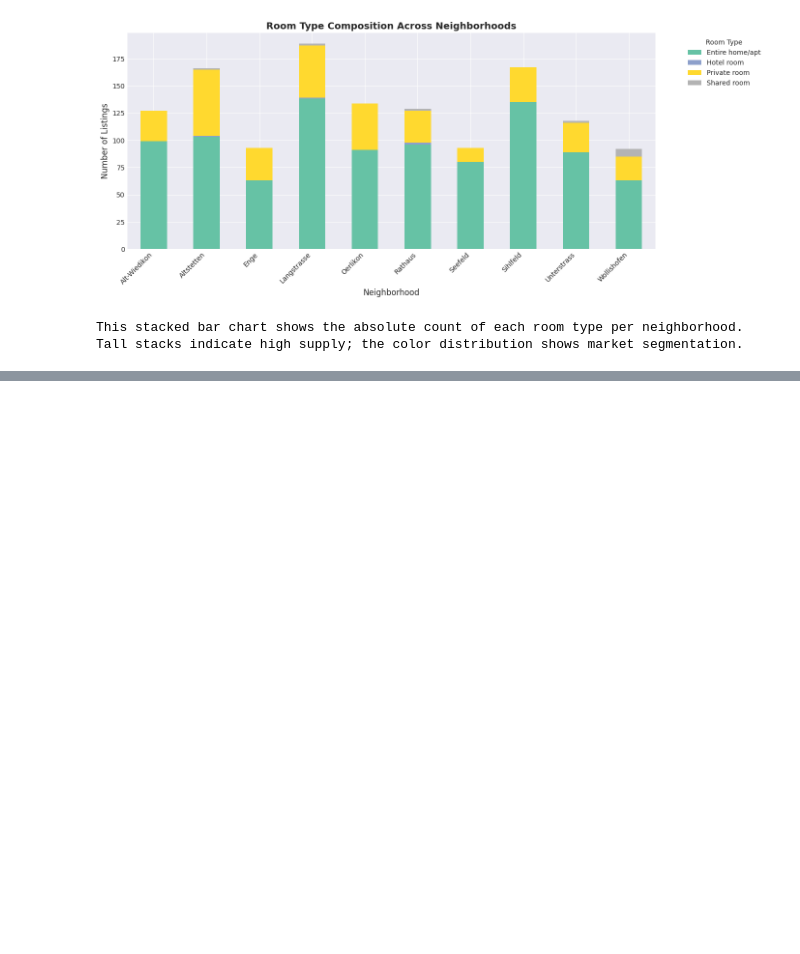
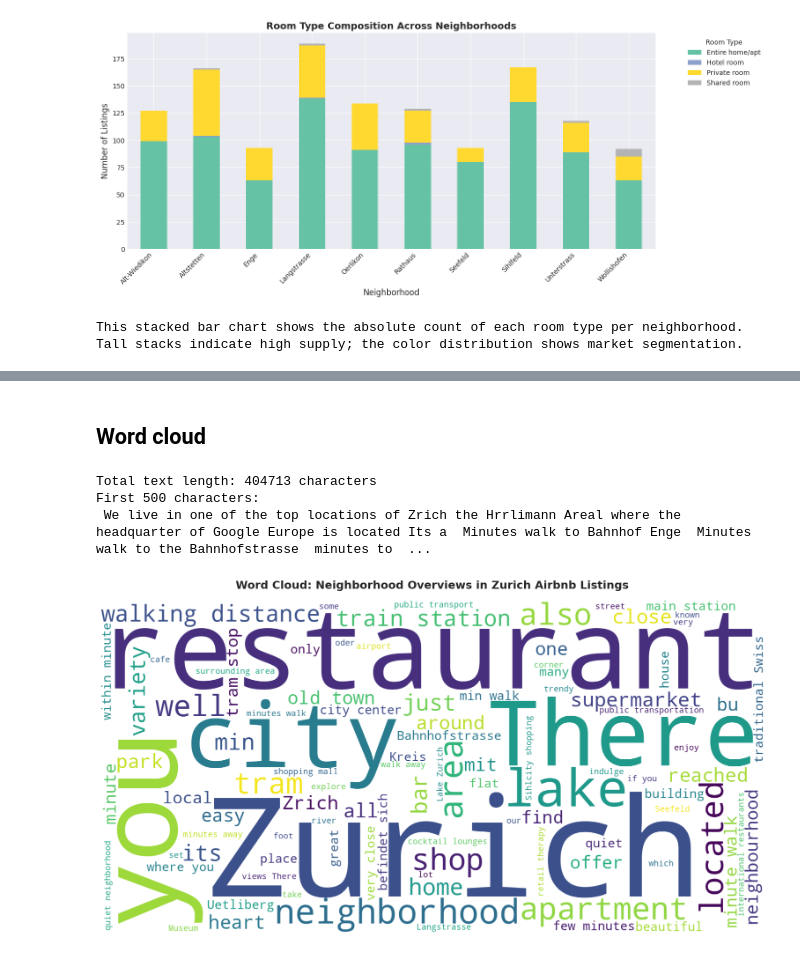
Before and after one commit to samarthya/METAD699-Project, a Jupyter notebook: zurich_airbnb.ipynb, the cells around one changed output, grey strips where cells are left out. Saved outputs shown, nothing was run; the diff lists cells and outputs as text; code cells hidden in the pictures; blank space fills up the shorter version.

```diff
--- a/zurich_airbnb.ipynb
+++ b/zurich_airbnb.ipynb
@@ -450,0 +622,48 @@ Tall stacks indicate high supply; the color distribution shows market segmentati
+# %% [markdown]
+## Word cloud
+# %%
+# Combine all neighborhood overview text
+# Remove NaN values and concatenate all text
+all_text = ' '.join(df_clean['neighborhood_overview'].dropna().astype(str))
+
+# Basic text cleaning
+# Remove HTML tags
+all_text = re.sub(r'<.*?>', '', all_text)
+# Remove URLs
+all_text = re.sub(r'http\S+|www\S+', '', all_text)
+# Remove special characters but keep spaces
+all_text = re.sub(r'[^a-zA-Z\s]', '', all_text)
+
+print(f"Total text length: {len(all_text)} characters")
+print(f"First 500 characters:\n{all_text[:500]}")
+# %% [output]
+Total text length: 404713 characters
+First 500 characters:
+ We live in one of the top locations of Zrich the Hrrlimann Areal where the headquarter of Google Europe is located Its a  Minutes walk to Bahnhof Enge  Minutes walk to the Bahnhofstrasse  minutes to  ...
+# %%
+# Create word cloud
+# Define common stopwords (including some German words common in Zurich)
+stopwords = set(['the', 'a', 'an', 'and', 'or', 'but', 'in', 'on', 'at', 'to', 'for',
+                 'of', 'with', 'is', 'are', 'was', 'were', 'been', 'be', 'have', 'has',
+                 'br', 'b', 'it', 'this', 'that', 'from', 'as', 'by', 'can', 'will',
+                 'der', 'die', 'das', 'und', 'ist', 'ein', 'eine', 'zu', 'den', 'dem'])
+
+# Generate word cloud
+wordcloud = WordCloud(width=1600, height=800,
+                      background_color='white',
+                      stopwords=stopwords,
+                      min_font_size=10,
+                      colormap='viridis',
+                      relative_scaling=0.5,
+                      max_words=100).generate(all_text)
+
+# Display word cloud
+plt.figure(figsize=(16, 8))
+plt.imshow(wordcloud, interpolation='bilinear')
+plt.axis('off')
+plt.title('Word Cloud: Neighborhood Overviews in Zurich Airbnb Listings',
+          fontsize=18, fontweight='bold', pad=20)
+plt.tight_layout(pad=0)
+plt.show()
+# %% [output]
+[figure, added]
```
Also changed, not shown: parts of 6 cells of this notebook.
